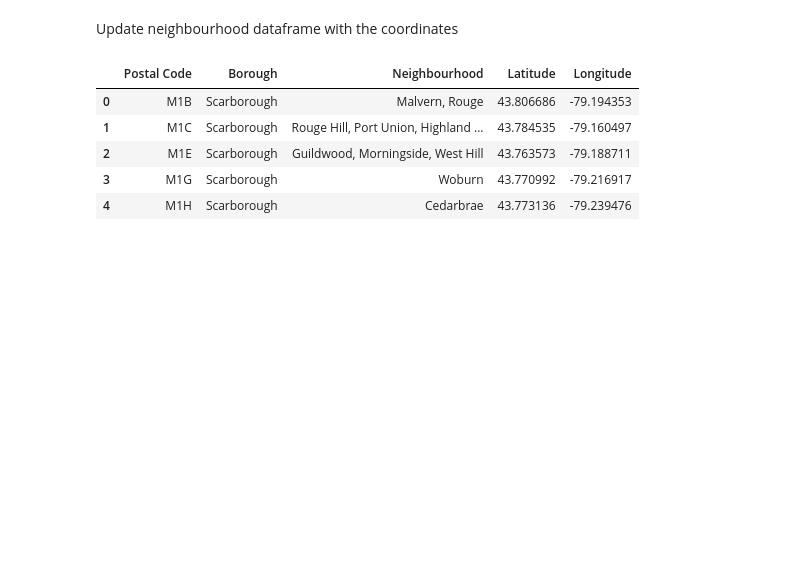
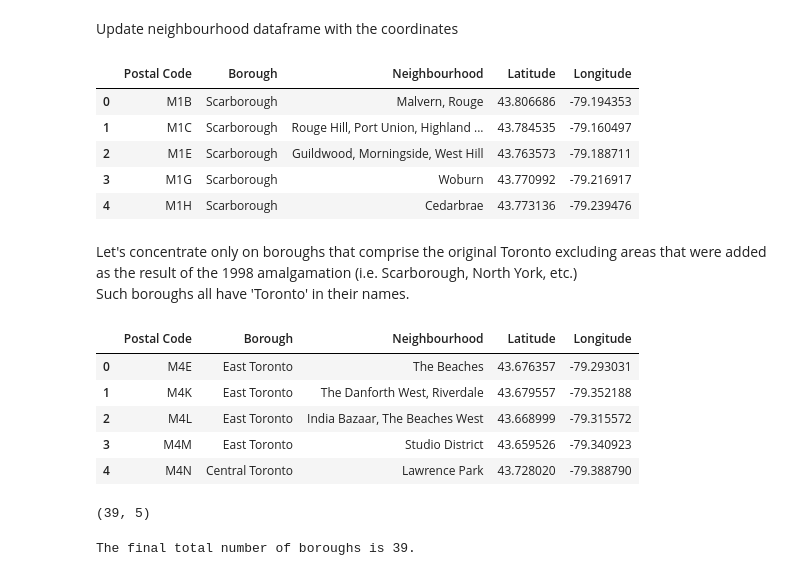
Before and after one commit to vipervit/Coursera_Capstone, a Jupyter notebook: TorontoAreas.ipynb, the cells around one changed output. Cells and saved outputs as stored; diff of their text form; code cells hidden in the pictures; blank space fills up the shorter version.

```diff
--- a/TorontoAreas.ipynb
+++ b/TorontoAreas.ipynb
@@ -83,7 +86,7 @@ Import and process geospatial coordinates for Toronto postal code areas
 # %%
 df_coor = pd.read_csv('../data/coordinates_Toronto.csv')
 df_coor.sort_values(by=['Postal Code'], inplace=True)
-df.reset_index(drop=True, inplace=True)
+df.reset_index(drop=True)
 df_coor.shape
 # %% [output]
 (103, 3)
@@ -100,3 +103,24 @@ df.head()
 | 2 | M1E | Scarborough | Guildwood, Morningside, West Hill | 43.763573 | -79.188711 |
 | 3 | M1G | Scarborough | Woburn | 43.770992 | -79.216917 |
 | 4 | M1H | Scarborough | Cedarbrae | 43.773136 | -79.239476 |
+# %% [markdown]
+Let's concentrate only on boroughs that comprise the original Toronto excluding areas that were added as the result of the 1998 amalgamation (i.e. Scarborough, North York, etc.)<br/>Such boroughs all have 'Toronto' in their names.
+# %%
+df_tor = df[df['Borough'].str.contains('Toronto')]
+df_tor.reset_index(drop=True, inplace=True)
+df_tor.head()
+# %% [output]
+|  | Postal Code | Borough | Neighbourhood | Latitude | Longitude |
+| 0 | M4E | East Toronto | The Beaches | 43.676357 | -79.293031 |
+| 1 | M4K | East Toronto | The Danforth West, Riverdale | 43.679557 | -79.352188 |
+| 2 | M4L | East Toronto | India Bazaar, The Beaches West | 43.668999 | -79.315572 |
+| 3 | M4M | East Toronto | Studio District | 43.659526 | -79.340923 |
+| 4 | M4N | Central Toronto | Lawrence Park | 43.728020 | -79.388790 |
+# %%
+df_tor.shape
+# %% [output]
+(39, 5)
+# %%
+print('The final total number of boroughs is {}.'.format(df_tor.shape[0]))
+# %% [output]
+The final total number of boroughs is 39.
```
Also changed, not shown: parts of 24 cells of this notebook.
